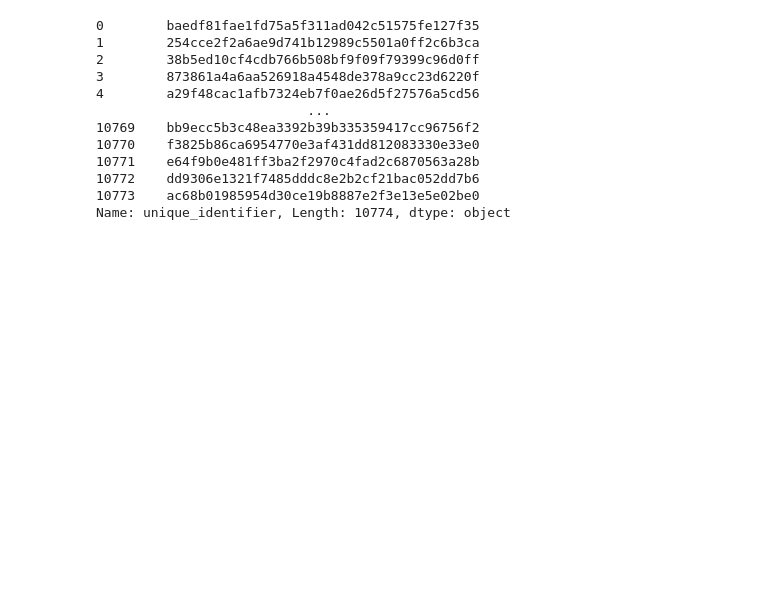
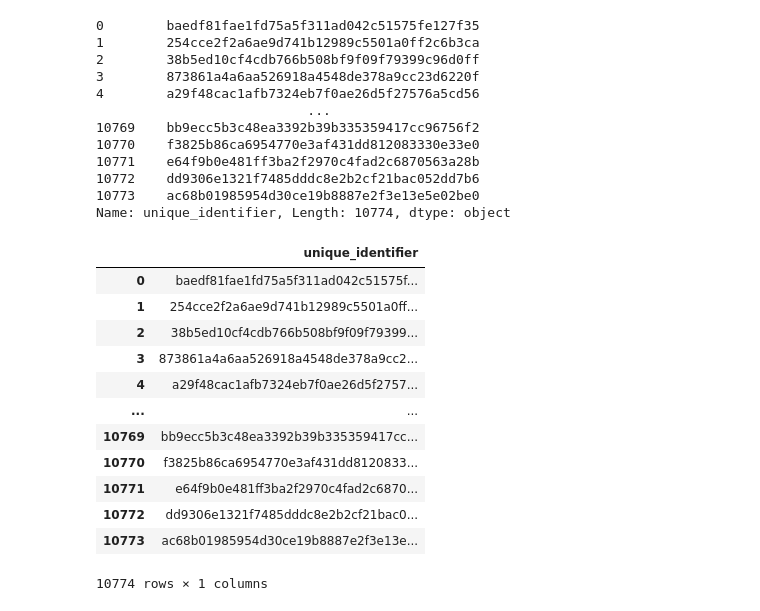
Before and after one commit to sajinashresthacoding/ICEpresense-CapitalRegion, a Jupyter notebook: ICE Arrests and Detention Join 070626.ipynb, the cells around one changed output. Drawn from its saved outputs; the diff is of its cells as text; code cells hidden in the pictures; blank space fills up the shorter version.

```diff
--- a/ICE Arrests and Detention Join 070626.ipynb
+++ b/ICE Arrests and Detention Join 070626.ipynb
@@ -47,6 +47,23 @@ df_UI
 10772    dd9306e1321f7485dddc8e2b2cf21bac052dd7b6
 10773    ac68b01985954d30ce19b8887e2f3e13e5e02be0
 Name: unique_identifier, Length: 10774, dtype: object
+# %%
+df_UI2 = df_UI.to_frame()
+df_UI2
+# %% [output]
+|  | unique_identifier |
+| 0 | baedf81fae1fd75a5f311ad042c51575f... |
+| 1 | 254cce2f2a6ae9d741b12989c5501a0ff... |
+| 2 | 38b5ed10cf4cdb766b508bf9f09f79399... |
+| 3 | 873861a4a6aa526918a4548de378a9cc2... |
+| 4 | a29f48cac1afb7324eb7f0ae26d5f2757... |
+| ... | ... |
+| 10769 | bb9ecc5b3c48ea3392b39b335359417cc... |
+| 10770 | f3825b86ca6954770e3af431dd8120833... |
+| 10771 | e64f9b0e481ff3ba2f2970c4fad2c6870... |
+| 10772 | dd9306e1321f7485dddc8e2b2cf21bac0... |
+| 10773 | ac68b01985954d30ce19b8887e2f3e13e... |
+10774 rows × 1 columns
 # %%
 df_RAWDetentions = pd.read_parquet('/Users/sajinashrestha/Documents/dataProjects/WAMC/ICEpresense-CapitalRegion/RawData/detention-stays-latest.parquet')
 df_RAWDetentions
```
Also changed, not shown: parts of 4 cells of this notebook.
